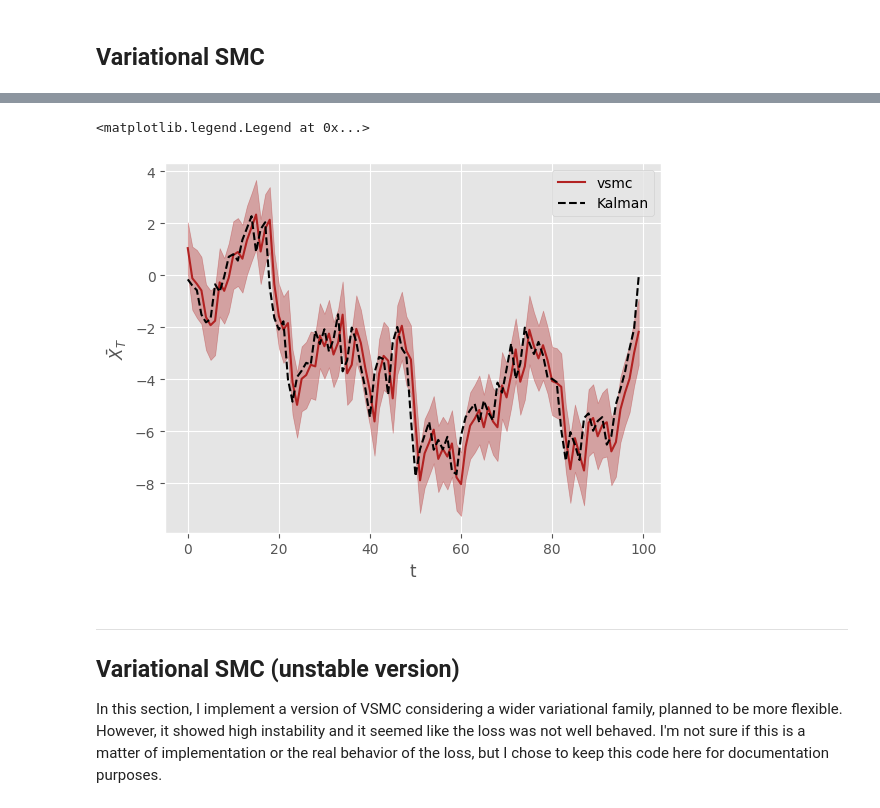
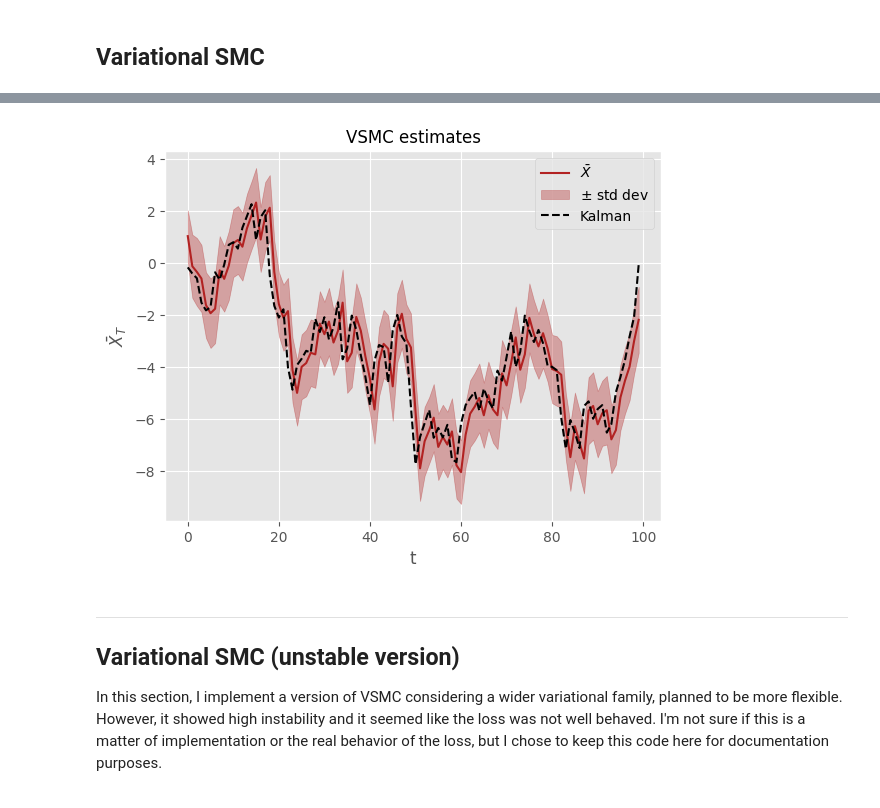
Before and after one commit to Perez-Amanda/ComputacionalStatistics_FinalProject, a Jupyter notebook: SMC.ipynb, the cells around one changed output, grey strips where cells are left out. Drawn from its saved outputs; the diff is of its cells as text; code cells hidden in the pictures.

```diff
--- a/SMC.ipynb
+++ b/SMC.ipynb
@@ -702,18 +728,20 @@ plt.legend()
 # %%
 mu = x_part_vsmc.detach().mean(axis=1)
 s = x_part_vsmc.detach().std(axis=1)
 y1 = (mu - s).reshape(100,)
 y2 = (mu + s).reshape(100,)
 
-plt.plot(mu, label='vsmc',c='firebrick')
-plt.fill_between(x=range(100), y1=y1, y2=y2, alpha=.35,color='firebrick')
+plt.plot(mu, label=r"$\bar{X}$",c='firebrick')
+plt.fill_between(x=range(100), y1=y1, y2=y2, alpha=.35,color='firebrick',label=r'$\pm$ std dev')
 plt.plot(X_hat,ls='--',c='black',label="Kalman")
 plt.xlabel('t')
 plt.ylabel(r"$\bar{X}_T$")
+plt.title("VSMC estimates",size=12)
 plt.legend()
+
+plt.savefig('VSMC estimates.png')
 # %% [output]
-<matplotlib.legend.Legend at 0x...>
-[figure, old version]
+[figure, new version]
 # %% [markdown]
 ---
 
```
Also changed, not shown: parts of 32 cells of this notebook, 1 other file.
